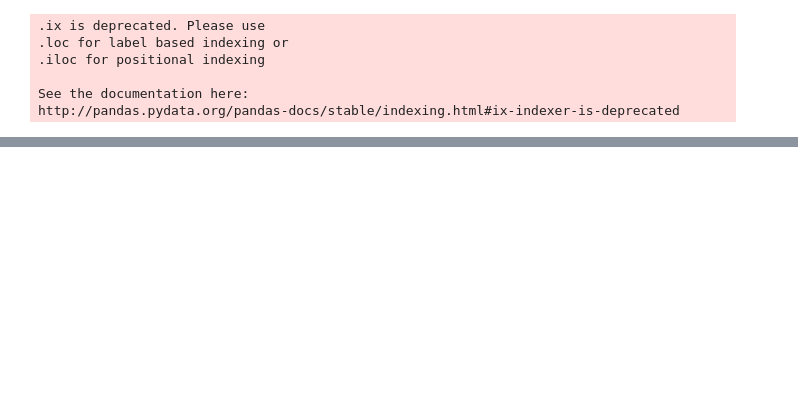
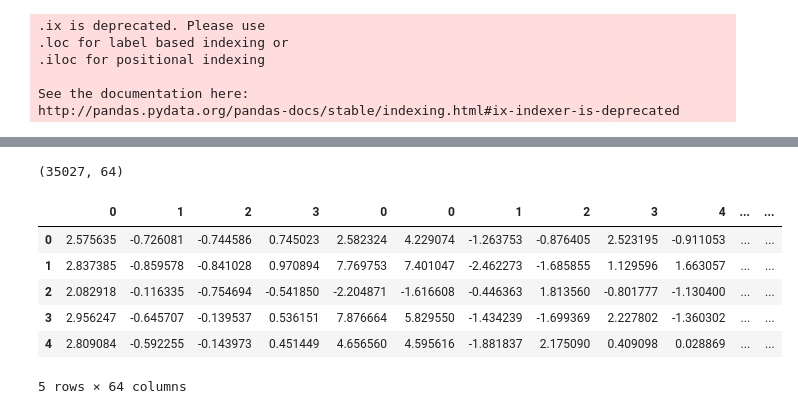
Before and after one commit to UNCG-CSE/Uni-X, a Jupyter notebook: codes/fit a linear model.ipynb, the cells around one changed output, grey strips where cells are left out. Drawn from its saved outputs; the diff is of its cells as text; code cells hidden in the pictures; blank space fills up the shorter version.

```diff
--- a/codes/fit a linear model.ipynb
+++ b/codes/fit a linear model.ipynb
@@ -158,0 +135,7 @@ sc_sub.head()
+# %%
+screen=prescreening_by_class(rpyrt,y=1,nobs=500)
+# %%
+X=rpyrt[screen].fillna(X.mean())
+print (X.shape)
+X=X/X.std()
+print (X.shape)
@@ -158,0 +145,2 @@ sc_sub.head()
+# %%
+dic=dic.loc[dic['name'].isin(screen),:]
@@ -158,0 +157,29 @@ sc_sub.head()
+# %%
+def rms_error(model, X, y):
+    y_pred = model.predict(X)
+    return np.sqrt(np.mean((y - y_pred) ** 2))
+
+
+#pca = PCA(n_components=3)
+var=0.8
+X_trans=None
+for cat in cat_list:
+    variables=dic.loc[dic.category==cat,'name']
+    XX=X.loc[:,np.array(variables)].fillna(0)
+    pca=PCA(var)
+    XX_trans=pca.fit_transform(XX)
+    XX_trans=pd.DataFrame(XX_trans)
+    X_trans=pd.concat([X_trans,XX_trans],axis=1)
+X_trans.shape
+# %% [output]
+(35027, 64)
+# %%
+X_trans.head()
+# %% [output]
+|  | 0 | 1 | 2 | 3 | 0 | 0 | 1 | 2 | 3 | 4 | ... | ... |
+| 0 | 2.575635 | -0.726081 | -0.744586 | 0.745023 | 2.582324 | 4.229074 | -1.263753 | -0.876405 | 2.523195 | -0.911053 | ... | ... |
+| 1 | 2.837385 | -0.859578 | -0.841028 | 0.970894 | 7.769753 | 7.401047 | -2.462273 | -1.685855 | 1.129596 | 1.663057 | ... | ... |
+| 2 | 2.082918 | -0.116335 | -0.754694 | -0.541850 | -2.204871 | -1.616608 | -0.446363 | 1.813560 | -0.801777 | -1.130400 | ... | ... |
+| 3 | 2.956247 | -0.645707 | -0.139537 | 0.536151 | 7.876664 | 5.829550 | -1.434239 | -1.699369 | 2.227802 | -1.360302 | ... | ... |
+| 4 | 2.809084 | -0.592255 | -0.143973 | 0.451449 | 4.656560 | 4.595616 | -1.881837 | 2.175090 | 0.409098 | 0.028869 | ... | ... |
+5 rows × 64 columns
```
Also changed, not shown: parts of 21 cells of this notebook, 3 other files.
